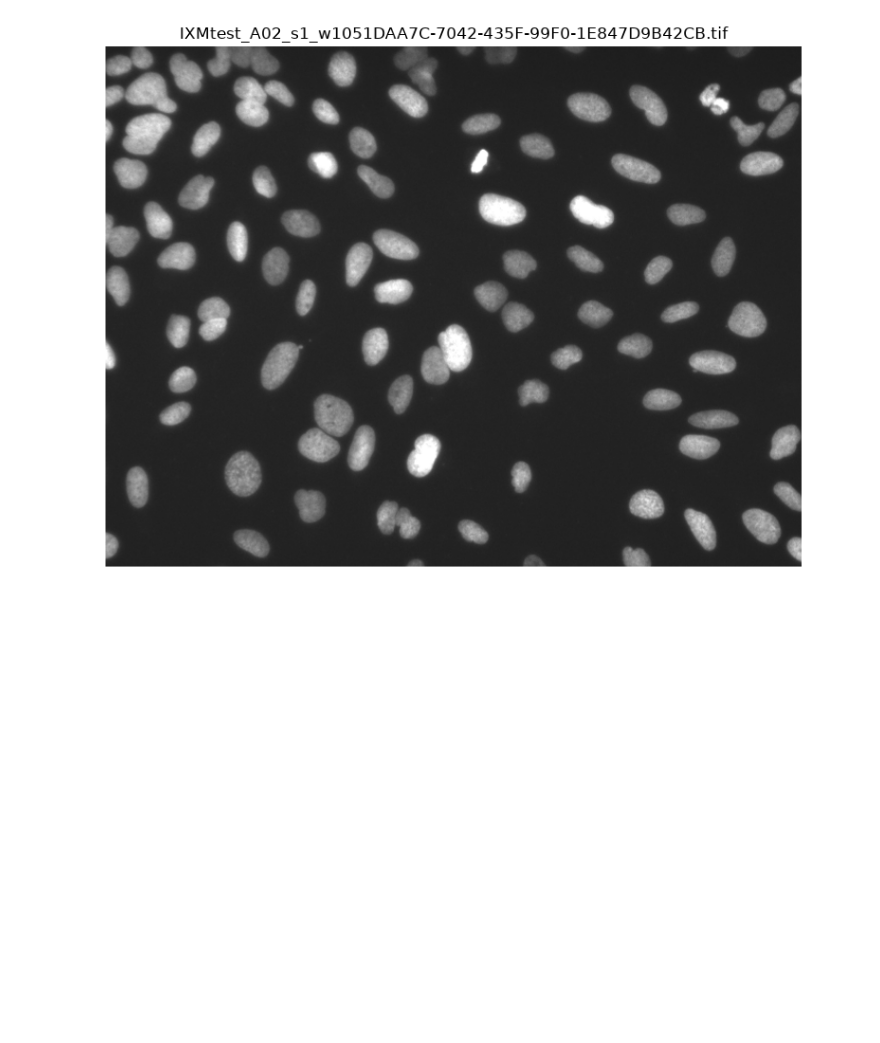
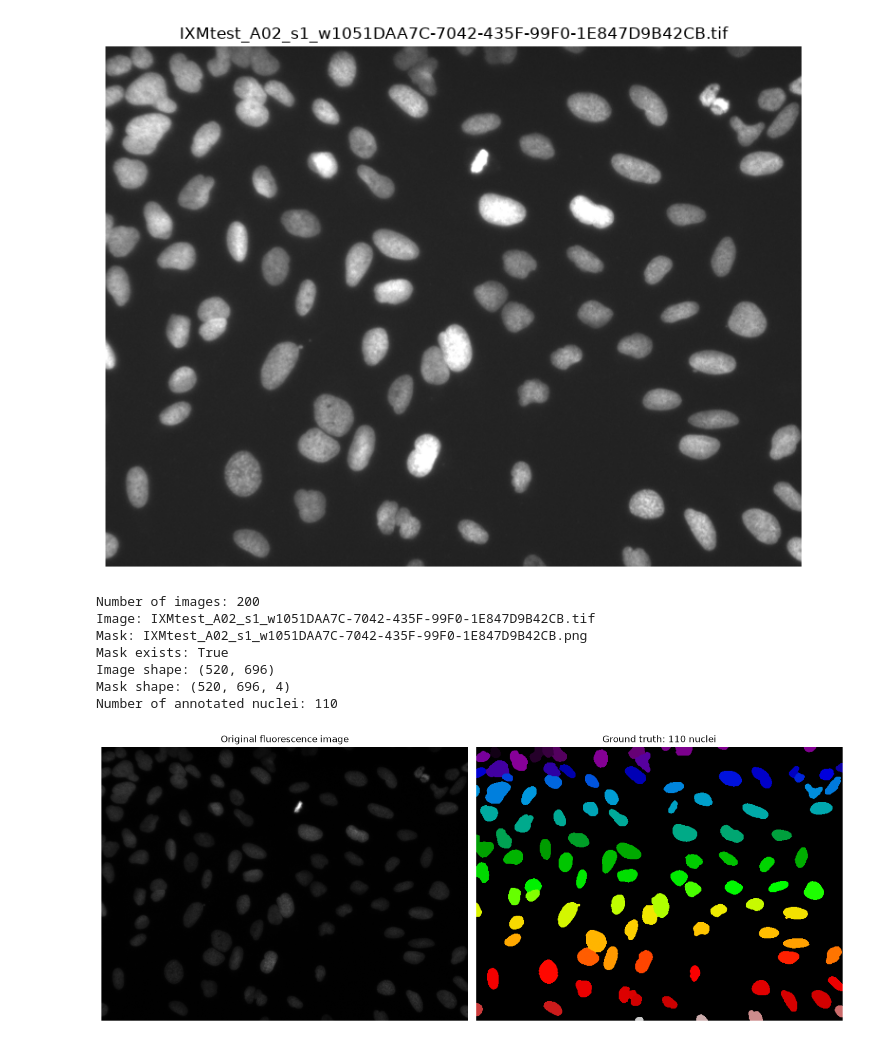
Before and after one commit to tianling0625/scientific-ai-portfolio, a Jupyter notebook: notebooks/01_bbbc039_exploration.ipynb, the cells around one changed output. Saved outputs shown, nothing was run; the diff lists cells and outputs as text; code cells hidden in the pictures; blank space fills up the shorter version.

Commit message:
Explore BBBC039 ground truth masks

```diff
--- a/notebooks/01_bbbc039_exploration.ipynb
+++ b/notebooks/01_bbbc039_exploration.ipynb
@@ -39,3 +39,65 @@ Minimum pixel value: 120
 Maximum pixel value: 4095
 Mean pixel value: 248.14
 [figure]
+# %%
+from pathlib import Path
+
+import matplotlib.pyplot as plt
+from skimage import io, measure
+
+
+image_dir = Path("../data/raw/bbbc039/images")
+mask_dir = Path("../data/raw/bbbc039/masks")
+
+image_paths = sorted(image_dir.glob("*.tif"))
+print(f"Number of images: {len(image_paths)}")
+
+if not image_paths:
+    raise FileNotFoundError(f"No TIFF images found in {image_dir.resolve()}")
+
+image_path = image_paths[0]
+mask_path = mask_dir / f"{image_path.stem}.png"
+
+print(f"Image: {image_path.name}")
+print(f"Mask: {mask_path.name}")
+print(f"Mask exists: {mask_path.exists()}")
+
+if not mask_path.exists():
+    raise FileNotFoundError(f"Mask not found: {mask_path.resolve()}")
+
+image = io.imread(image_path)
+mask_rgb = io.imread(mask_path)
+
+if mask_rgb.ndim == 3:
+    mask_raw = mask_rgb[:, :, 0]
+else:
+    mask_raw = mask_rgb
+
+mask_labeled = measure.label(mask_raw)
+number_of_nuclei = int(mask_labeled.max())
+
+print(f"Image shape: {image.shape}")
+print(f"Mask shape: {mask_rgb.shape}")
+print(f"Number of annotated nuclei: {number_of_nuclei}")
+
+fig, axes = plt.subplots(1, 2, figsize=(14, 6))
+
+axes[0].imshow(image, cmap="gray")
+axes[0].set_title("Original fluorescence image")
+axes[0].axis("off")
+
+axes[1].imshow(mask_labeled, cmap="nipy_spectral")
+axes[1].set_title(f"Ground truth: {number_of_nuclei} nuclei")
+axes[1].axis("off")
+
+plt.tight_layout()
+plt.show()
+# %% [output]
+Number of images: 200
+Image: IXMtest_A02_s1_w1051DAA7C-7042-435F-99F0-1E847D9B42CB.tif
+Mask: IXMtest_A02_s1_w1051DAA7C-7042-435F-99F0-1E847D9B42CB.png
+Mask exists: True
+Image shape: (520, 696)
+Mask shape: (520, 696, 4)
+Number of annotated nuclei: 110
+[figure, added]
```
